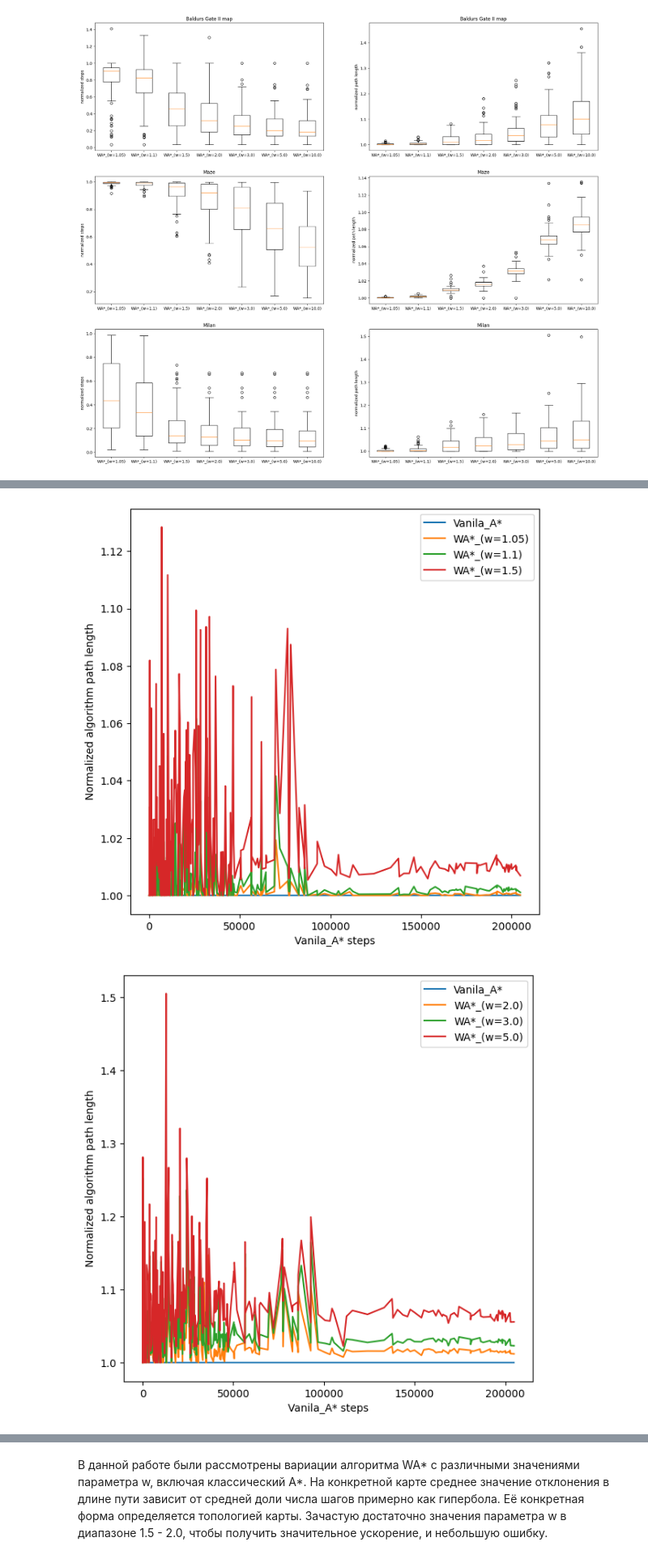
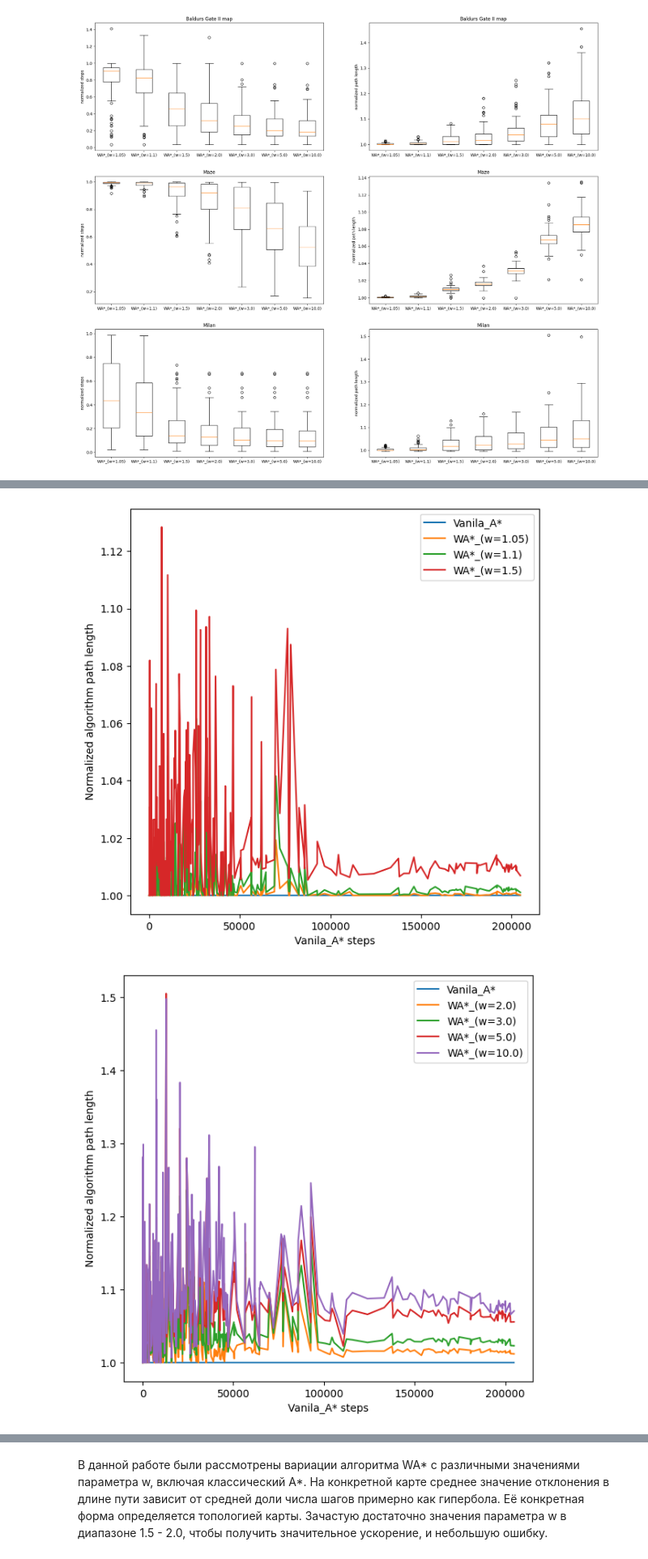
Before and after one commit to HS-Class-SPbU-2024-Fall/lab07-benchmarking-bounded-sub-optimal-astar-MaxVorosh, a Jupyter notebook: lab_07_benchmarking_WAstar.ipynb, the cells around one changed output, grey strips where cells are left out. Shown at 81% size. Drawn from its saved outputs; the diff is of its cells as text; code cells hidden in the pictures.

```diff
--- a/lab_07_benchmarking_WAstar.ipynb
+++ b/lab_07_benchmarking_WAstar.ipynb
@@ -721,9 +729,9 @@ draw_plot_map('steps', [2.0, 3.0, 5.0])
 # %%
 draw_plot('path length', [1.05, 1.1, 1.5])
-draw_plot('path length', [2.0, 3.0, 5.0])
+draw_plot('path length', [2.0, 3.0, 5.0, 10.0])
 draw_plot_map('path length', [1.05, 1.1, 1.5])
-draw_plot_map('path length', [2.0, 3.0, 5.0])
+draw_plot_map('path length', [2.0, 3.0, 5.0, 10.0])
 # %% [output]
 [figure]
-[figure, old version]
+[figure, new version]
 [figure]
```
Also changed, not shown: parts of 12 cells of this notebook, 1 other file.
